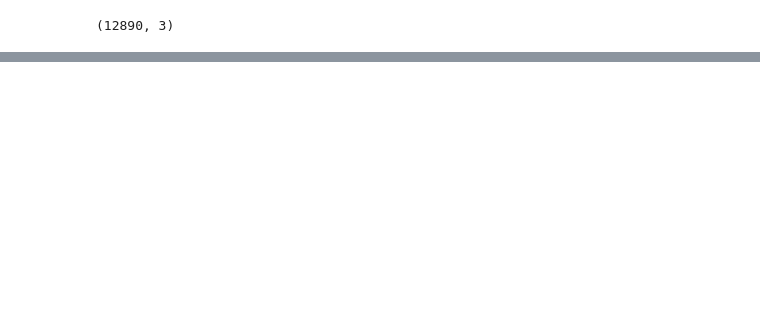
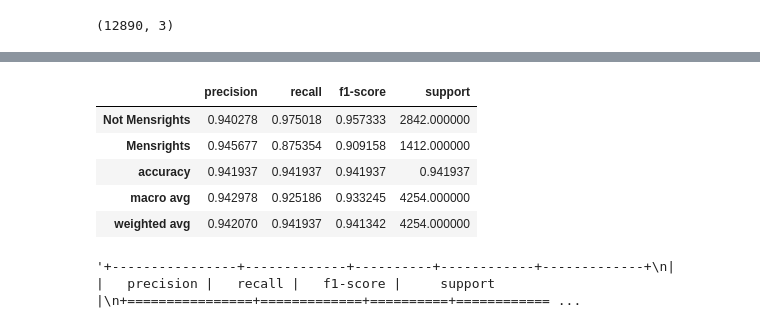
Before and after one commit to Amirdatasci2021/Reddit-Classification, a Jupyter notebook: logreg demo.ipynb, the cells around one changed output, grey strips where cells are left out. Drawn from its saved outputs; the diff is of its cells as text; code cells hidden in the pictures; blank space fills up the shorter version.

```diff
--- a/logreg demo.ipynb
+++ b/logreg demo.ipynb
@@ -153,0 +140,36 @@ disp.plot();
+# %%
+#Modify the dictionary
+new_report={'Not Mensrights': {'precision': 0.9402782490668476,
+  'recall': 0.9750175932441942,
+  'f1-score': 0.9573328726895838,
+  'support': 2842},
+ 'Mensrights': {'precision': 0.9456771231828616,
+  'recall': 0.8753541076487252,
+  'f1-score': 0.9091577785950719,
+  'support': 1412},
+ 'accuracy': 0.9419370004701457,
+ 'macro avg': {'precision': 0.9429776861248547,
+  'recall': 0.9251858504464597,
+  'f1-score': 0.9332453256423279,
+  'support': 4254},
+ 'weighted avg': {'precision': 0.9420702589991024,
+  'recall': 0.9419370004701457,
+  'f1-score': 0.9413424559379499,
+  'support': 4254}}
+# %%
+shmegel = pd.DataFrame(new_report).transpose()
+shmegel
+#print it out for presentation
+# %% [output]
+|  | precision | recall | f1-score | support |
+| Not Mensrights | 0.940278 | 0.975018 | 0.957333 | 2842.000000 |
+| Mensrights | 0.945677 | 0.875354 | 0.909158 | 1412.000000 |
+| accuracy | 0.941937 | 0.941937 | 0.941937 | 0.941937 |
+| macro avg | 0.942978 | 0.925186 | 0.933245 | 4254.000000 |
+| weighted avg | 0.942070 | 0.941937 | 0.941342 | 4254.000000 |
+# %%
+from tabulate import tabulate
+shemegel.to_markdown(tablefmt="grid")
+# for read me I refuse to type that thing again please download tabulate: https://pypi.org/project/tabulate/
+# %% [output]
+'+----------------+-------------+----------+------------+-------------+\n|                |   precision |   recall |   f1-score |     support |\n+================+=============+==========+============ ...
```
Also changed, not shown: parts of 39 cells of this notebook, 8 other files.
